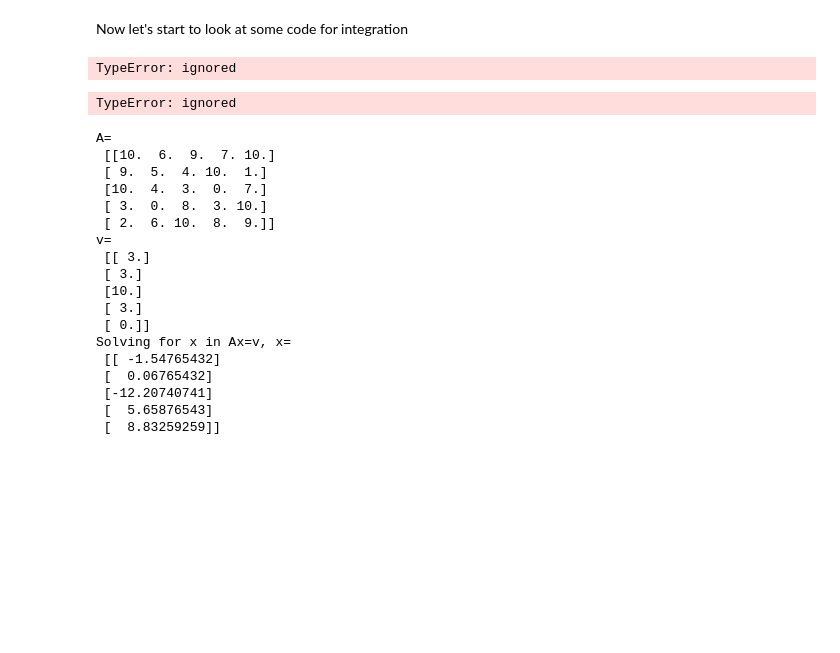
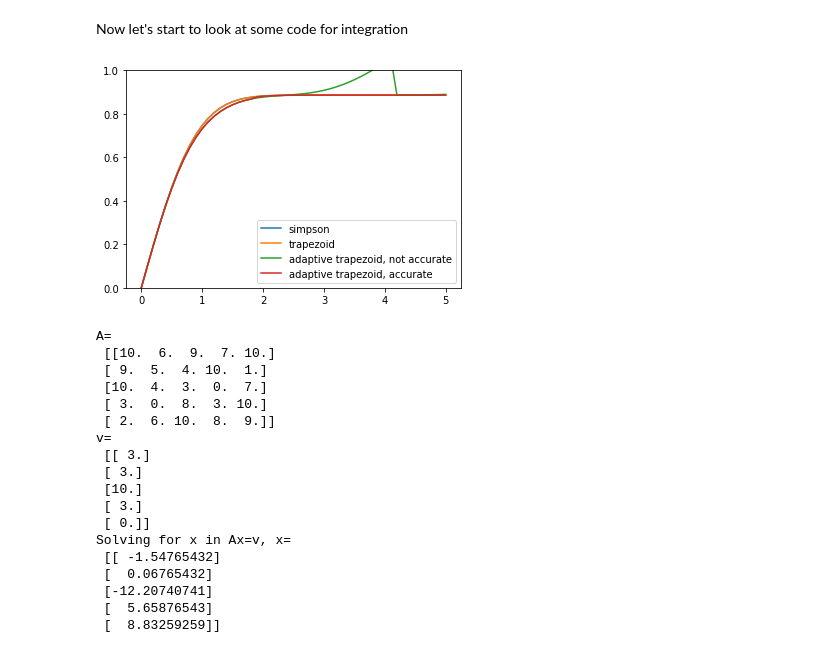
Before and after one commit to NIUCompPhys/Spring2021, a Jupyter notebook: temp2_pynb.ipynb, the cells around one changed output. Drawn from its saved outputs; the diff is of its cells as text; code cells hidden in the pictures; blank space fills up the shorter version.

```diff
--- a/temp2_pynb.ipynb
+++ b/temp2_pynb.ipynb
@@ -174,32 +174,40 @@ def adaptive_trapezoid(f, a, b, acc, output=False):
     return h * s
 # %%
 ### Exercise 5.3 from the book, this is the integral of a Gaussian. Let's check with different methods
-from math import exp
+from numpy import exp
 from numpy import linspace
-from pylab import plot,ylim,show
+from pylab import plot,ylim,show,legend
 
 xmin = 0.0 ### min start
-xmax = 3.0 ### max we integrate out to
-N = 100 ### steps for integration
+xmax = 5.0 ### max we integrate out to
+N = 10 ### steps for integration, small number!
 steps=50 ### steps to draw, not steps for integration
 
 def f(t):
   return exp(-t*t)
 
 xpoints = linspace(xmin,xmax,steps+1)
-ypoints = []
+ypoints_simpson = []
+ypoints_trapezoid = []
+ypoints_adaptive_low = []
+ypoints_adaptive_high = []
+accuracy_low = 0.5
+accuracy_high = 0.05
 for x in xpoints:
-  ypoints.append(simpson(f,xmin,x,N))
+  ypoints_simpson.append(simpson(f,xmin,x,N))
+  ypoints_trapezoid.append(trapezoid(f,xmin,x,N))
+  ypoints_adaptive_low.append(adaptive_trapezoid(f,xmin,x,accuracy_low))
+  ypoints_adaptive_high.append(adaptive_trapezoid(f,xmin,x,accuracy_high))
 
-plot(xpoints,ypoints)
+plot(xpoints,ypoints_simpson,label="simpson")
+plot(xpoints,ypoints_trapezoid,label="trapezoid")
+plot(xpoints,ypoints_adaptive_low,label="adaptive trapezoid, not accurate")
+plot(xpoints,ypoints_adaptive_high,label="adaptive trapezoid, accurate")
 ylim(0.0,1.0)
+legend()
 show()
 # %% [output]
-TypeError: ignored
+[figure, added]
-# %%
-simpson(f,0,10,20)
-# %% [output]
-TypeError: ignored
 # %%
 import numpy as np
 import random as rand
```
